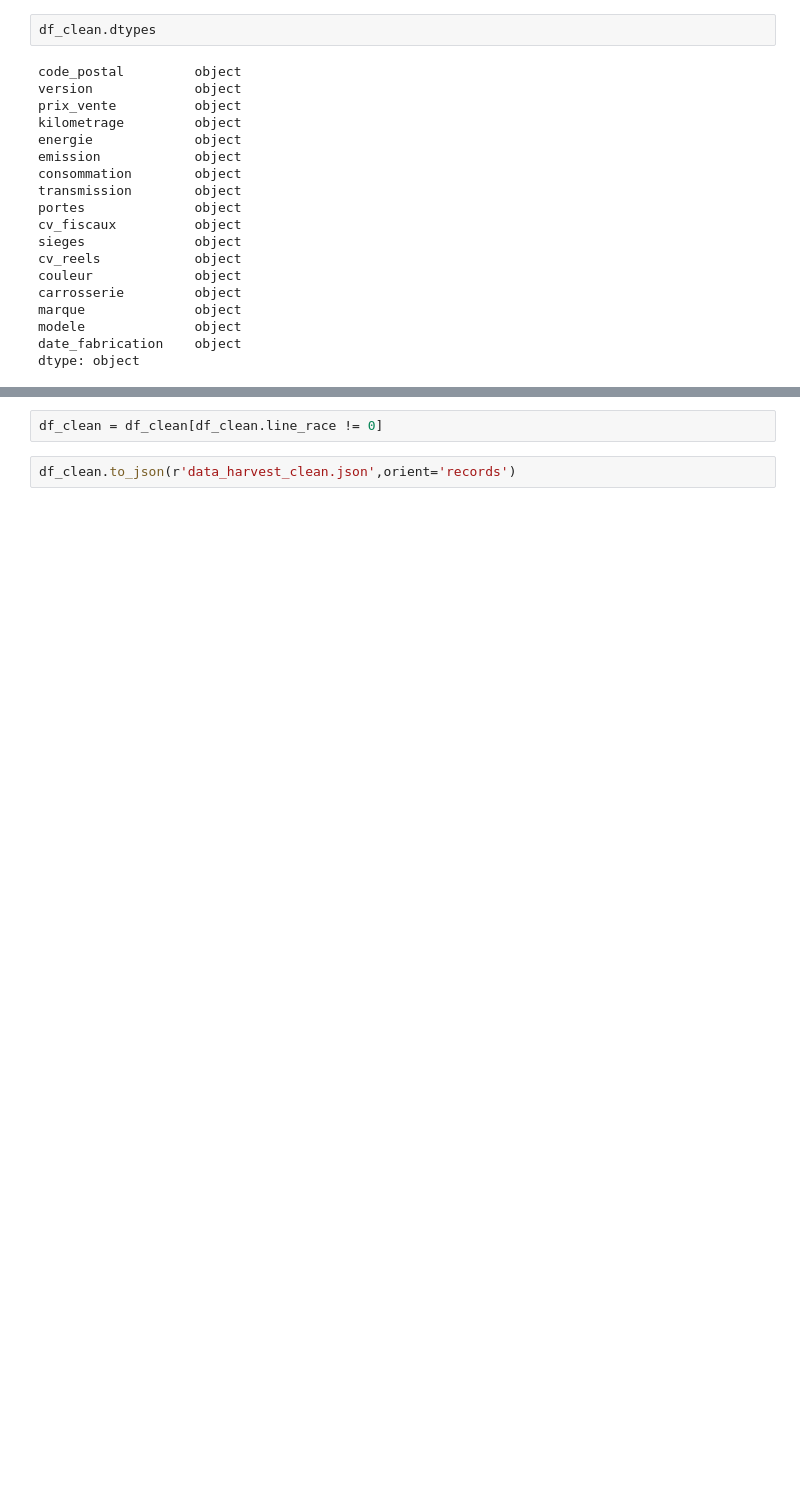
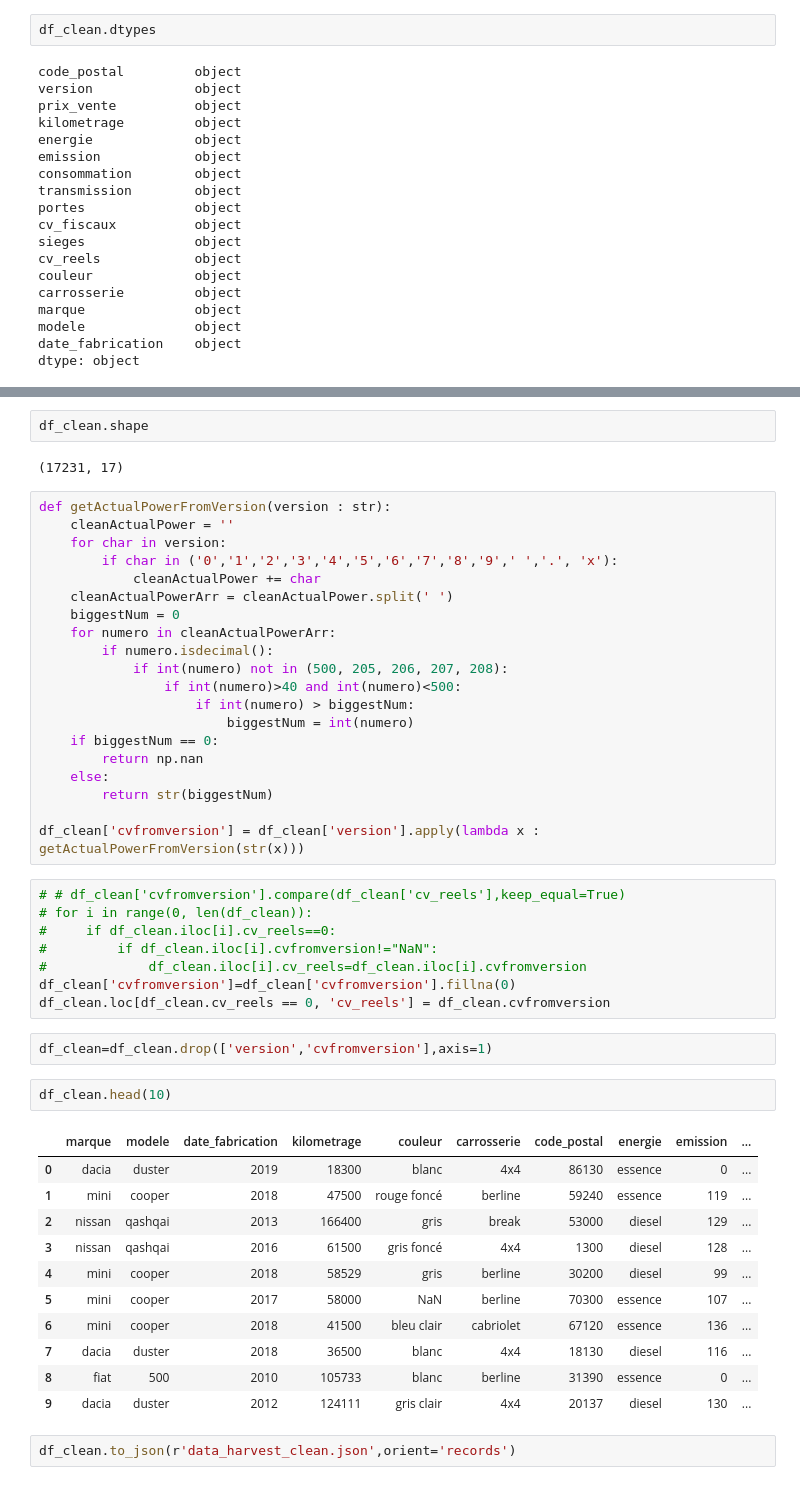
Before and after one commit to dia36u/IAParuVendu_Groupe2, a Jupyter notebook: Modele_IA/DataCleaner.ipynb, the cells around one changed output, grey strips where cells are left out. Saved outputs shown, nothing was run; the diff lists cells and outputs as text; blank space fills up the shorter version.

```diff
--- a/Modele_IA/DataCleaner.ipynb
+++ b/Modele_IA/DataCleaner.ipynb
@@ -188,4 +206,50 @@ NameError: name 'df_clean' is not defined
-# %%
-df_clean = df_clean[df_clean.line_race != 0]
+# %%
+df_clean.shape
+# %% [output]
+(17231, 17)
+# %%
+def getActualPowerFromVersion(version : str):
+    cleanActualPower = ''
+    for char in version:
+        if char in ('0','1','2','3','4','5','6','7','8','9',' ','.', 'x'):
+            cleanActualPower += char
+    cleanActualPowerArr = cleanActualPower.split(' ')
+    biggestNum = 0
+    for numero in cleanActualPowerArr:
+        if numero.isdecimal():
+            if int(numero) not in (500, 205, 206, 207, 208):
+                if int(numero)>40 and int(numero)<500:
+                    if int(numero) > biggestNum:
+                        biggestNum = int(numero)
+    if biggestNum == 0:
+        return np.nan
+    else:
+        return str(biggestNum)
+
+df_clean['cvfromversion'] = df_clean['version'].apply(lambda x : getActualPowerFromVersion(str(x)))
+# %%
+# # df_clean['cvfromversion'].compare(df_clean['cv_reels'],keep_equal=True)
+# for i in range(0, len(df_clean)):
+#     if df_clean.iloc[i].cv_reels==0:
+#         if df_clean.iloc[i].cvfromversion!="NaN":
+#             df_clean.iloc[i].cv_reels=df_clean.iloc[i].cvfromversion
+df_clean['cvfromversion']=df_clean['cvfromversion'].fillna(0)
+df_clean.loc[df_clean.cv_reels == 0, 'cv_reels'] = df_clean.cvfromversion
+# %%
+df_clean=df_clean.drop(['version','cvfromversion'],axis=1)
+# %%
+df_clean.head(10)
+# %% [output]
+|  | marque | modele | date_fabrication | kilometrage | couleur | carrosserie | code_postal | energie | emission | ... |
+| 0 | dacia | duster | 2019 | 18300 | blanc | 4x4 | 86130 | essence | 0 | ... |
+| 1 | mini | cooper | 2018 | 47500 | rouge foncé | berline | 59240 | essence | 119 | ... |
+| 2 | nissan | qashqai | 2013 | 166400 | gris | break | 53000 | diesel | 129 | ... |
+| 3 | nissan | qashqai | 2016 | 61500 | gris foncé | 4x4 | 1300 | diesel | 128 | ... |
+| 4 | mini | cooper | 2018 | 58529 | gris | berline | 30200 | diesel | 99 | ... |
+| 5 | mini | cooper | 2017 | 58000 | NaN | berline | 70300 | essence | 107 | ... |
+| 6 | mini | cooper | 2018 | 41500 | bleu clair | cabriolet | 67120 | essence | 136 | ... |
+| 7 | dacia | duster | 2018 | 36500 | blanc | 4x4 | 18130 | diesel | 116 | ... |
+| 8 | fiat | 500 | 2010 | 105733 | blanc | berline | 31390 | essence | 0 | ... |
+| 9 | dacia | duster | 2012 | 124111 | gris clair | 4x4 | 20137 | diesel | 130 | ... |
 # %%
 df_clean.to_json(r'data_harvest_clean.json',orient='records')
```
Also changed, not shown: parts of 3 cells of this notebook, 1 other file.
